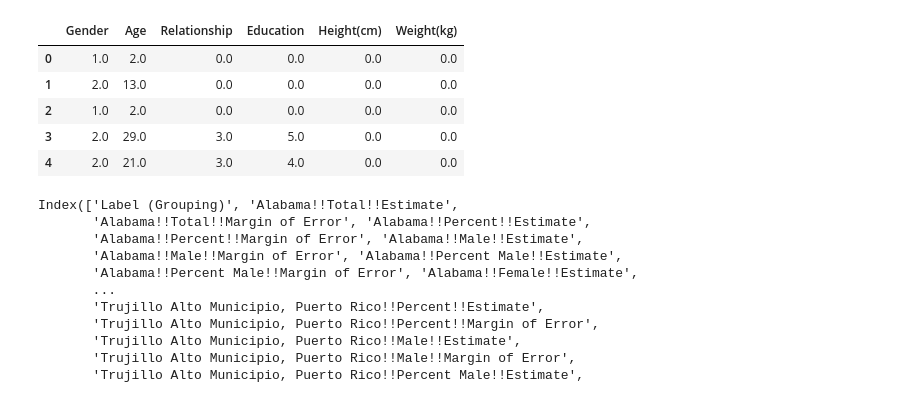
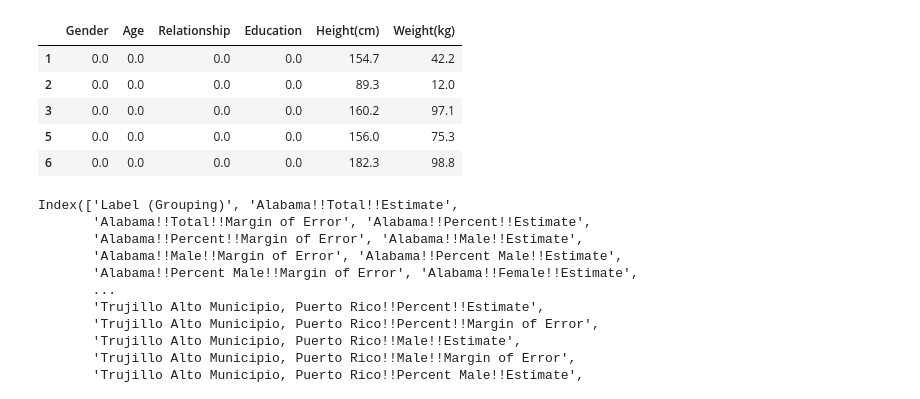
Before and after one commit to jmdebarro/whereDoIStand, a Jupyter notebook: dataManipulation.ipynb, the cells around one changed output. Drawn from its saved outputs; the diff is of its cells as text; code cells hidden in the pictures.

```diff
--- a/dataManipulation.ipynb
+++ b/dataManipulation.ipynb
@@ -18,14 +18,15 @@ measuredf = measuredf_init[mvars].copy()
 # %%
 # Rename incomprehensible column names
 mdf = measuredf.rename(columns={"BMXHT" : "Height(cm)", "BMXWT" : "Weight(kg)"}).copy()
 ddf = demodf.rename(columns={"RIAGENDR" : "Gender", "RIDAGEYR" : "Age",
                       "DMDMARTZ" : "Relationship", "DMDEDUC2": "Education"}).copy()
 df = pandas.concat([ddf, mdf]).fillna(0)
+df = df[(df['Weight(kg)'] != 0) & (df['Height(cm)'] != 0)]
 df.head()
 # %% [output]
 |  | Gender | Age | Relationship | Education | Height(cm) | Weight(kg) |
-| 0 | 1.0 | 2.0 | 0.0 | 0.0 | 0.0 | 0.0 |
-| 1 | 2.0 | 13.0 | 0.0 | 0.0 | 0.0 | 0.0 |
-| 2 | 1.0 | 2.0 | 0.0 | 0.0 | 0.0 | 0.0 |
-| 3 | 2.0 | 29.0 | 3.0 | 5.0 | 0.0 | 0.0 |
-| 4 | 2.0 | 21.0 | 3.0 | 4.0 | 0.0 | 0.0 |
+| 1 | 0.0 | 0.0 | 0.0 | 0.0 | 154.7 | 42.2 |
+| 2 | 0.0 | 0.0 | 0.0 | 0.0 | 89.3 | 12.0 |
+| 3 | 0.0 | 0.0 | 0.0 | 0.0 | 160.2 | 97.1 |
+| 5 | 0.0 | 0.0 | 0.0 | 0.0 | 156.0 | 75.3 |
+| 6 | 0.0 | 0.0 | 0.0 | 0.0 | 182.3 | 98.8 |
```
Also changed, not shown: parts of 11 cells of this notebook, 9 other files.
